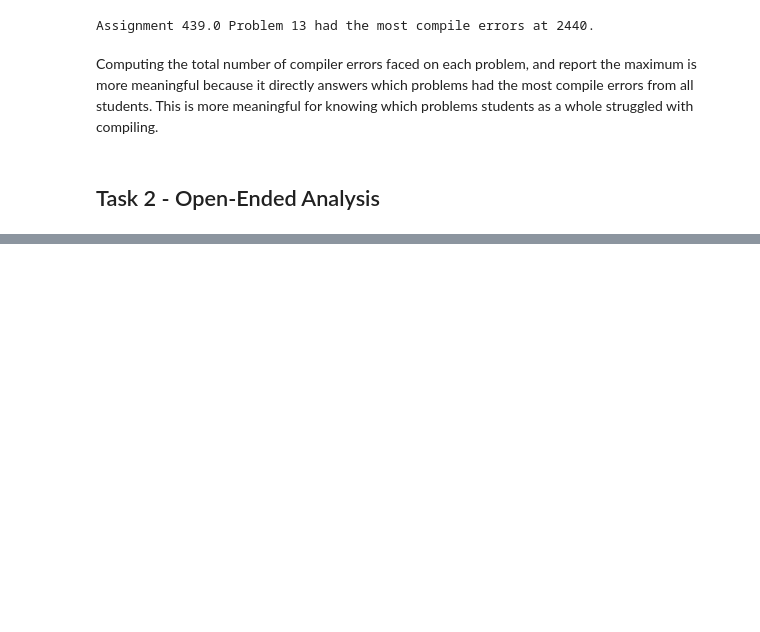
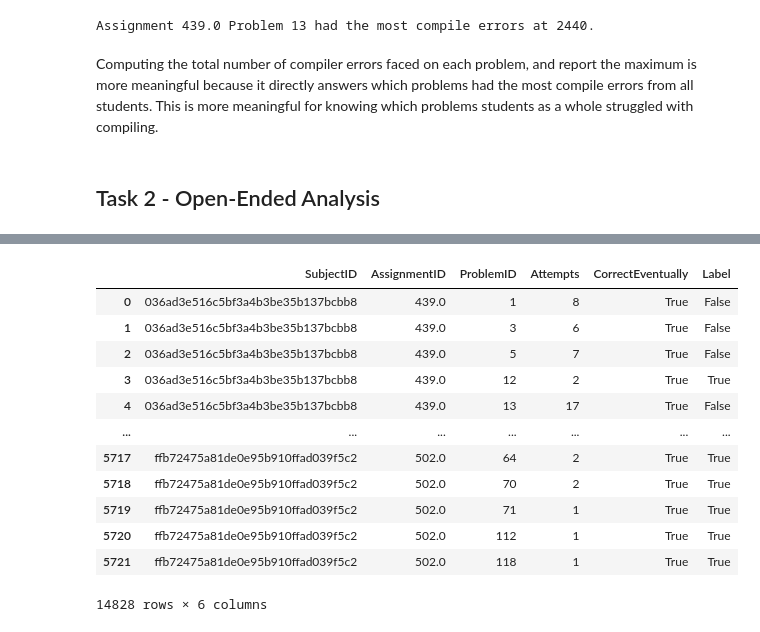
Before and after one commit to nam0mi/313-Data-Mining, a Jupyter notebook: mining.ipynb, the cells around one changed output, grey strips where cells are left out. Saved outputs shown, nothing was run; the diff lists cells and outputs as text; code cells hidden in the pictures; blank space fills up the shorter version.

```diff
--- a/mining.ipynb
+++ b/mining.ipynb
@@ -73,0 +131,16 @@ Computing the total number of compiler errors faced on each problem, and report
+# %%
+df_all
+# %% [output]
+|  | SubjectID | AssignmentID | ProblemID | Attempts | CorrectEventually | Label |
+| 0 | 036ad3e516c5bf3a4b3be35b137bcbb8 | 439.0 | 1 | 8 | True | False |
+| 1 | 036ad3e516c5bf3a4b3be35b137bcbb8 | 439.0 | 3 | 6 | True | False |
+| 2 | 036ad3e516c5bf3a4b3be35b137bcbb8 | 439.0 | 5 | 7 | True | False |
+| 3 | 036ad3e516c5bf3a4b3be35b137bcbb8 | 439.0 | 12 | 2 | True | True |
+| 4 | 036ad3e516c5bf3a4b3be35b137bcbb8 | 439.0 | 13 | 17 | True | False |
+| ... | ... | ... | ... | ... | ... | ... |
+| 5717 | ffb72475a81de0e95b910ffad039f5c2 | 502.0 | 64 | 2 | True | True |
+| 5718 | ffb72475a81de0e95b910ffad039f5c2 | 502.0 | 70 | 2 | True | True |
+| 5719 | ffb72475a81de0e95b910ffad039f5c2 | 502.0 | 71 | 1 | True | True |
+| 5720 | ffb72475a81de0e95b910ffad039f5c2 | 502.0 | 112 | 1 | True | True |
+| 5721 | ffb72475a81de0e95b910ffad039f5c2 | 502.0 | 118 | 1 | True | True |
+14828 rows × 6 columns
```
Also changed, not shown: parts of 14 cells of this notebook.
